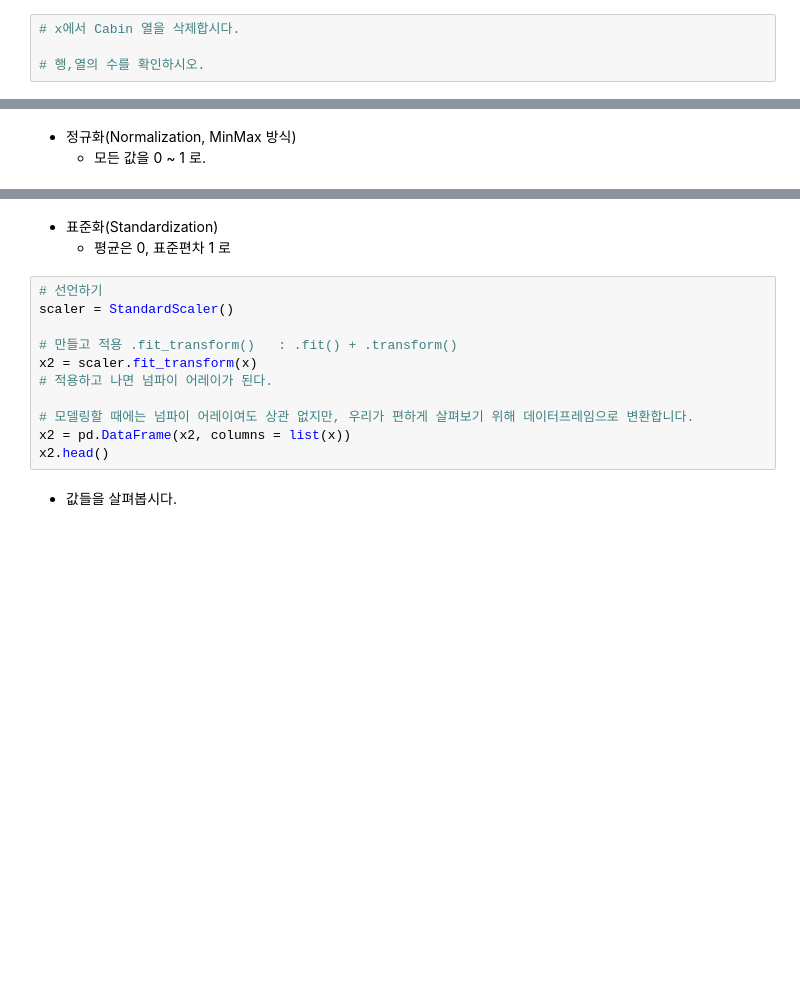
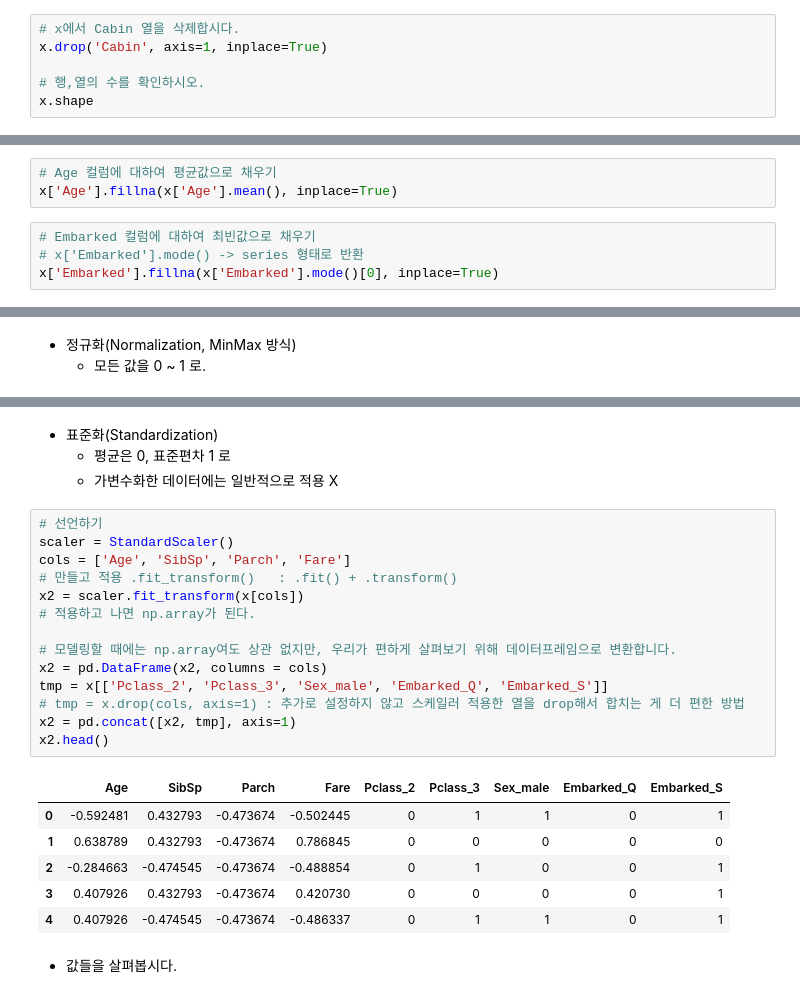
Before and after one commit to SubinOk/KT_AIVLE, a Jupyter notebook: DataProcessing/05_데이터_전처리_종합실습.ipynb, the cells around one changed output, grey strips where cells are left out. Cells and saved outputs as stored; diff of their text form; blank space fills up the shorter version.

```diff
--- a/DataProcessing/05_데이터_전처리_종합실습.ipynb
+++ b/DataProcessing/05_데이터_전처리_종합실습.ipynb
@@ -62,5 +102,7 @@ temp.shape
 * 열 제거
 # %%
 # x에서 Cabin 열을 삭제합시다.
+x.drop('Cabin', axis=1, inplace=True)
 
 # 행,열의 수를 확인하시오.
+x.shape
@@ -102,3 +219,10 @@ temp.fillna(method = 'ffill').head(7)
 * x 에서 값 채우기
     * Age에 대해 평균값으로, x['Age'].mean()
     * Embarked에 대해 최빈값으로 채워 봅시다. x['Embarked'].mode()
+# %%
+# Age 컬럼에 대하여 평균값으로 채우기
+x['Age'].fillna(x['Age'].mean(), inplace=True)
+# %%
+# Embarked 컬럼에 대하여 최빈값으로 채우기
+# x['Embarked'].mode() -> series 형태로 반환
+x['Embarked'].fillna(x['Embarked'].mode()[0], inplace=True)
@@ -138,17 +294,28 @@ x1.head()
 # %% [markdown]
 * 표준화(Standardization)
     * 평균은 0, 표준편차 1 로
+    * 가변수화한 데이터에는 일반적으로 적용 X
 # %%
 # 선언하기
 scaler = StandardScaler()
+cols = ['Age', 'SibSp', 'Parch', 'Fare']
+# 만들고 적용 .fit_transform()   : .fit() + .transform()
+x2 = scaler.fit_transform(x[cols])
+# 적용하고 나면 np.array가 된다.
 
-# 만들고 적용 .fit_transform()   : .fit() + .transform()
-x2 = scaler.fit_transform(x)
-# 적용하고 나면 넘파이 어레이가 된다.
-
-# 모델링할 때에는 넘파이 어레이여도 상관 없지만, 우리가 편하게 살펴보기 위해 데이터프레임으로 변환합니다.
-x2 = pd.DataFrame(x2, columns = list(x))
+# 모델링할 때에는 np.array여도 상관 없지만, 우리가 편하게 살펴보기 위해 데이터프레임으로 변환합니다.
+x2 = pd.DataFrame(x2, columns = cols)
+tmp = x[['Pclass_2', 'Pclass_3', 'Sex_male', 'Embarked_Q', 'Embarked_S']]
+# tmp = x.drop(cols, axis=1) : 추가로 설정하지 않고 스케일러 적용한 열을 drop해서 합치는 게 더 편한 방법
+x2 = pd.concat([x2, tmp], axis=1)
 x2.head()
+# %% [output]
+|  | Age | SibSp | Parch | Fare | Pclass_2 | Pclass_3 | Sex_male | Embarked_Q | Embarked_S |
+| 0 | -0.592481 | 0.432793 | -0.473674 | -0.502445 | 0 | 1 | 1 | 0 | 1 |
+| 1 | 0.638789 | 0.432793 | -0.473674 | 0.786845 | 0 | 0 | 0 | 0 | 0 |
+| 2 | -0.284663 | -0.474545 | -0.473674 | -0.488854 | 0 | 1 | 0 | 0 | 1 |
+| 3 | 0.407926 | 0.432793 | -0.473674 | 0.420730 | 0 | 0 | 0 | 0 | 1 |
+| 4 | 0.407926 | -0.474545 | -0.473674 | -0.486337 | 0 | 1 | 1 | 0 | 1 |
 # %% [markdown]
 * 값들을 살펴봅시다.
 # %%
```
Also changed, not shown: parts of 48 cells of this notebook, 1 other file.
